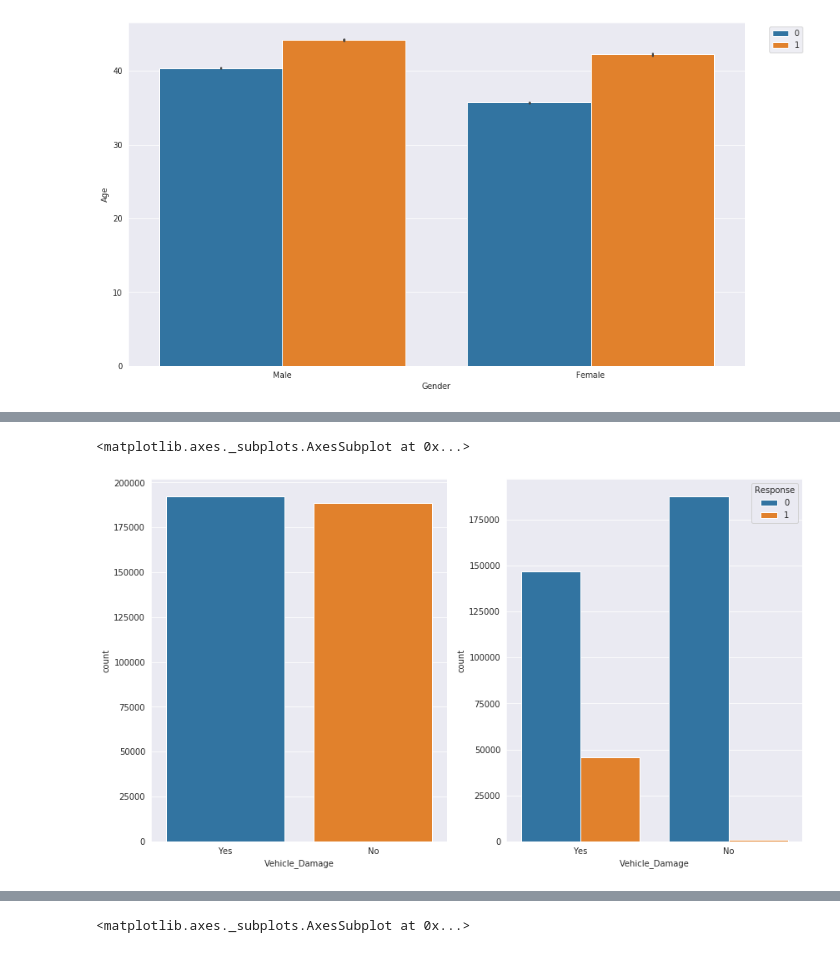
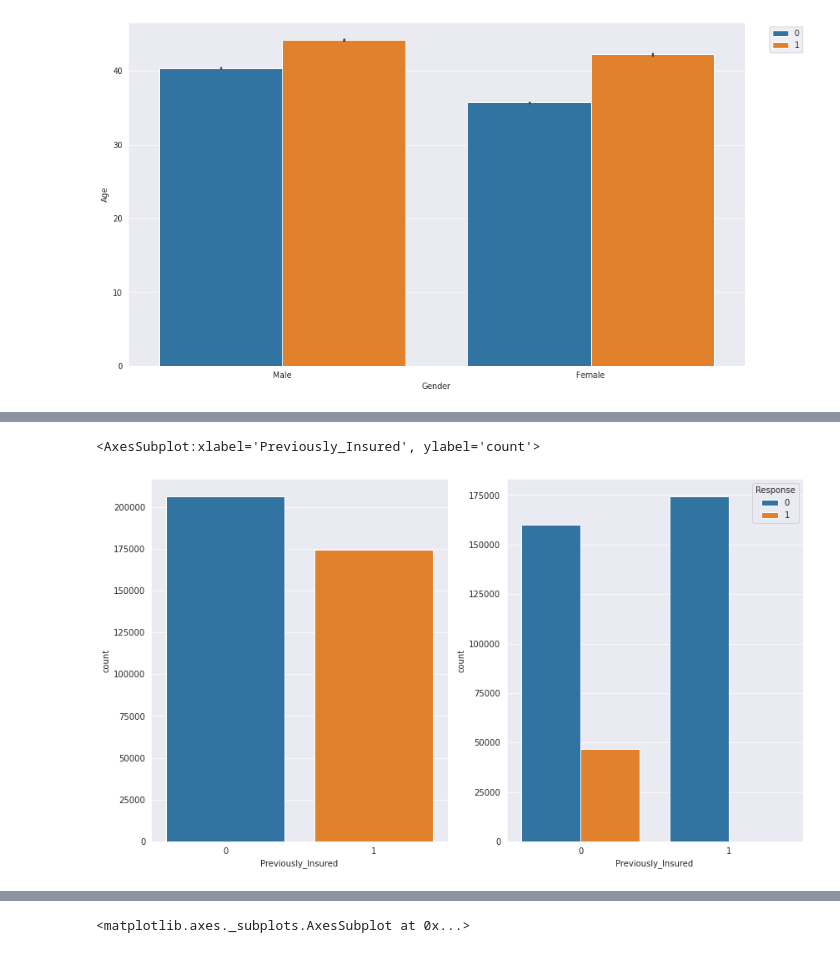
Before and after one commit to nabanitarimpi/Health-insurance-sell-prediction, a Jupyter notebook: health_insurance.ipynb, the cells around one changed output, grey strips where cells are left out. Saved outputs shown, nothing was run; the diff lists cells and outputs as text; code cells hidden in the pictures.

```diff
--- a/health_insurance.ipynb
+++ b/health_insurance.ipynb
@@ -114,7 +127,7 @@ sns.countplot('Previously_Insured', hue='Driving_License', data=train_df)
 # %%
-fig, ax = plt.subplots(1,2,figsize=(14,8))
-sns.countplot('Vehicle_Damage', data=train_df, ax=ax[0])
-sns.countplot('Vehicle_Damage', hue='Response', data=train_df, ax=ax[1])
+fig,ax = plt.subplots(1,2,figsize=(14,8))
+sns.countplot('Previously_Insured', data=train_df, ax=ax[0])
+sns.countplot('Previously_Insured', hue='Response', data=train_df, ax=ax[1])
 # %% [output]
-<matplotlib.axes._subplots.AxesSubplot at 0x...>
+<AxesSubplot:xlabel='Previously_Insured', ylabel='count'>
-[figure, old version]
+[figure, new version]
```
Also changed, not shown: parts of 116 cells of this notebook.
